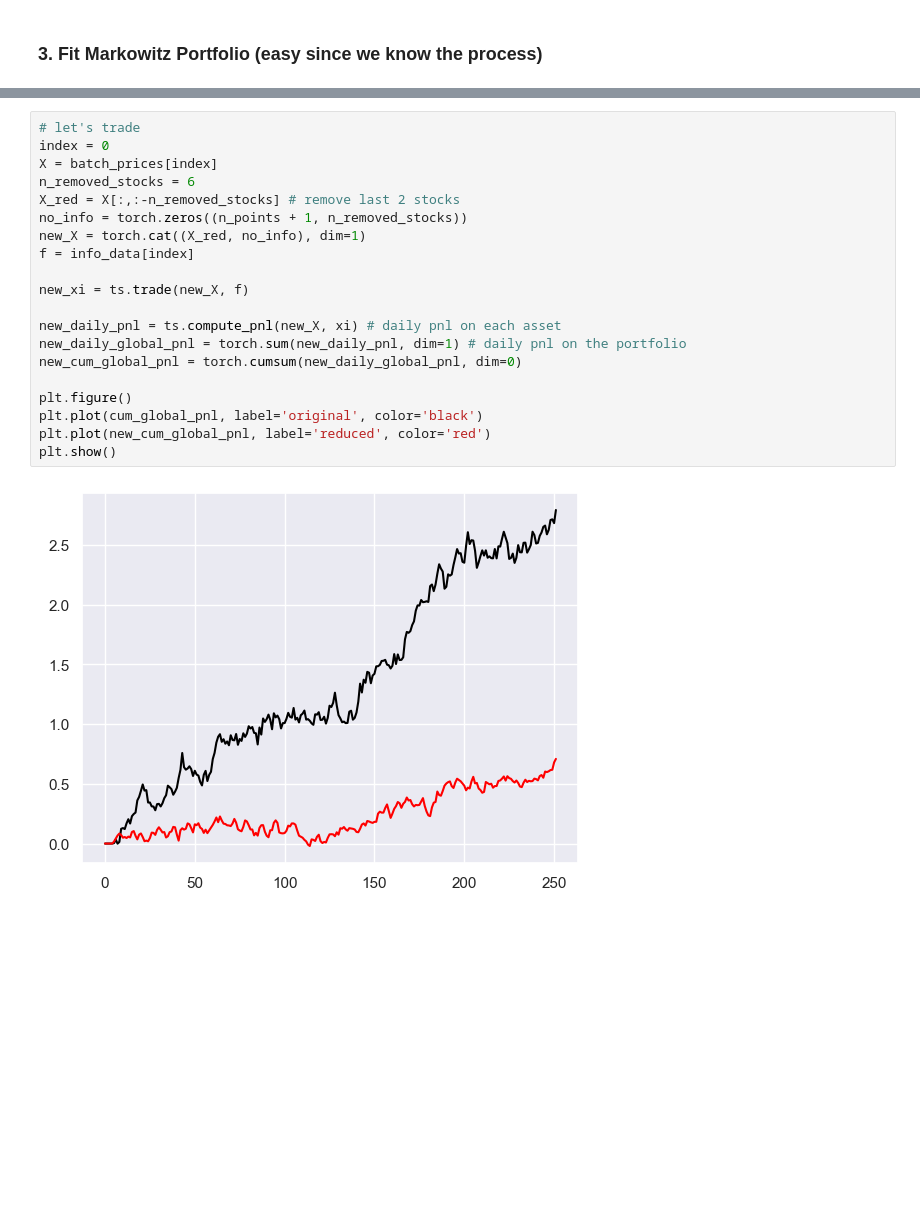
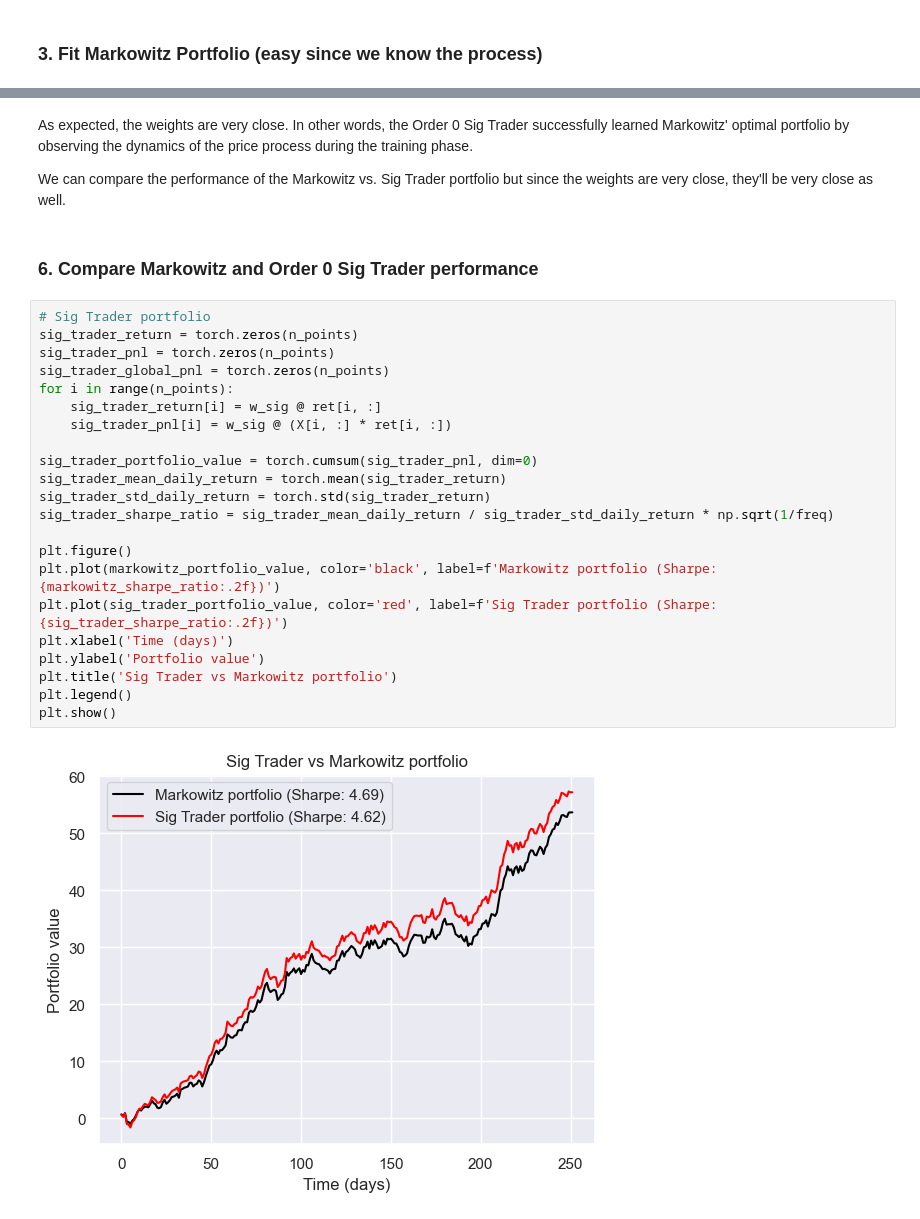
Before and after one commit to gaetanX21/SigTrading, a Jupyter notebook: src/markowitz.ipynb, the cells around one changed output, grey strips where cells are left out. Cells and saved outputs as stored; diff of their text form; blank space fills up the shorter version.

```diff
--- a/src/markowitz.ipynb
+++ b/src/markowitz.ipynb
@@ -241,22 +192,30 @@ plt.show()
-# %%
-# let's trade
-index = 0
-X = batch_prices[index]
-n_removed_stocks = 6
-X_red = X[:,:-n_removed_stocks] # remove last 2 stocks
-no_info = torch.zeros((n_points + 1, n_removed_stocks))
-new_X = torch.cat((X_red, no_info), dim=1)
-f = info_data[index]
-
-new_xi = ts.trade(new_X, f)
-
-new_daily_pnl = ts.compute_pnl(new_X, xi) # daily pnl on each asset
-new_daily_global_pnl = torch.sum(new_daily_pnl, dim=1) # daily pnl on the portfolio
-new_cum_global_pnl = torch.cumsum(new_daily_global_pnl, dim=0)
-
-plt.figure()
-plt.plot(cum_global_pnl, label='original', color='black')
-plt.plot(new_cum_global_pnl, label='reduced', color='red')
-plt.show()
-# %% [output]
-[figure, removed]
+# %% [markdown]
+As expected, the weights are very close. In other words, the Order 0 Sig Trader successfully learned Markowitz' optimal portfolio by observing the dynamics of the price process during the training phase.
+
+We can compare the performance of the Markowitz vs. Sig Trader portfolio but since the weights are very close, they'll be very close as well.
+# %% [markdown]
+### 6. Compare Markowitz and Order 0 Sig Trader performance
+# %%
+# Sig Trader portfolio
+sig_trader_return = torch.zeros(n_points)
+sig_trader_pnl = torch.zeros(n_points)
+sig_trader_global_pnl = torch.zeros(n_points)
+for i in range(n_points):
+    sig_trader_return[i] = w_sig @ ret[i, :]
+    sig_trader_pnl[i] = w_sig @ (X[i, :] * ret[i, :])
+
+sig_trader_portfolio_value = torch.cumsum(sig_trader_pnl, dim=0)
+sig_trader_mean_daily_return = torch.mean(sig_trader_return)
+sig_trader_std_daily_return = torch.std(sig_trader_return)
+sig_trader_sharpe_ratio = sig_trader_mean_daily_return / sig_trader_std_daily_return * np.sqrt(1/freq)
+
+plt.figure()
+plt.plot(markowitz_portfolio_value, color='black', label=f'Markowitz portfolio (Sharpe: {markowitz_sharpe_ratio:.2f})')
+plt.plot(sig_trader_portfolio_value, color='red', label=f'Sig Trader portfolio (Sharpe: {sig_trader_sharpe_ratio:.2f})')
+plt.xlabel('Time (days)')
+plt.ylabel('Portfolio value')
+plt.title('Sig Trader vs Markowitz portfolio')
+plt.legend()
+plt.show()
+# %% [output]
+[figure, added]
```
Also changed, not shown: parts of 17 cells of this notebook.
